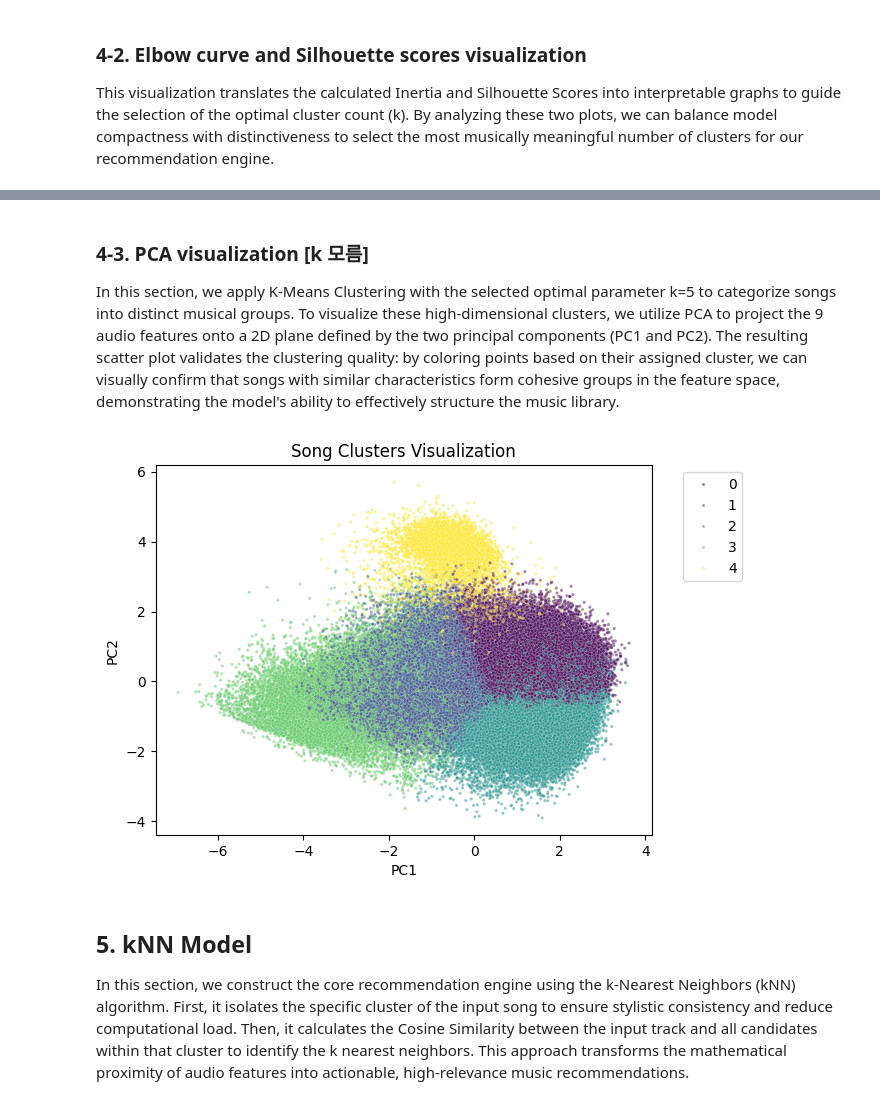
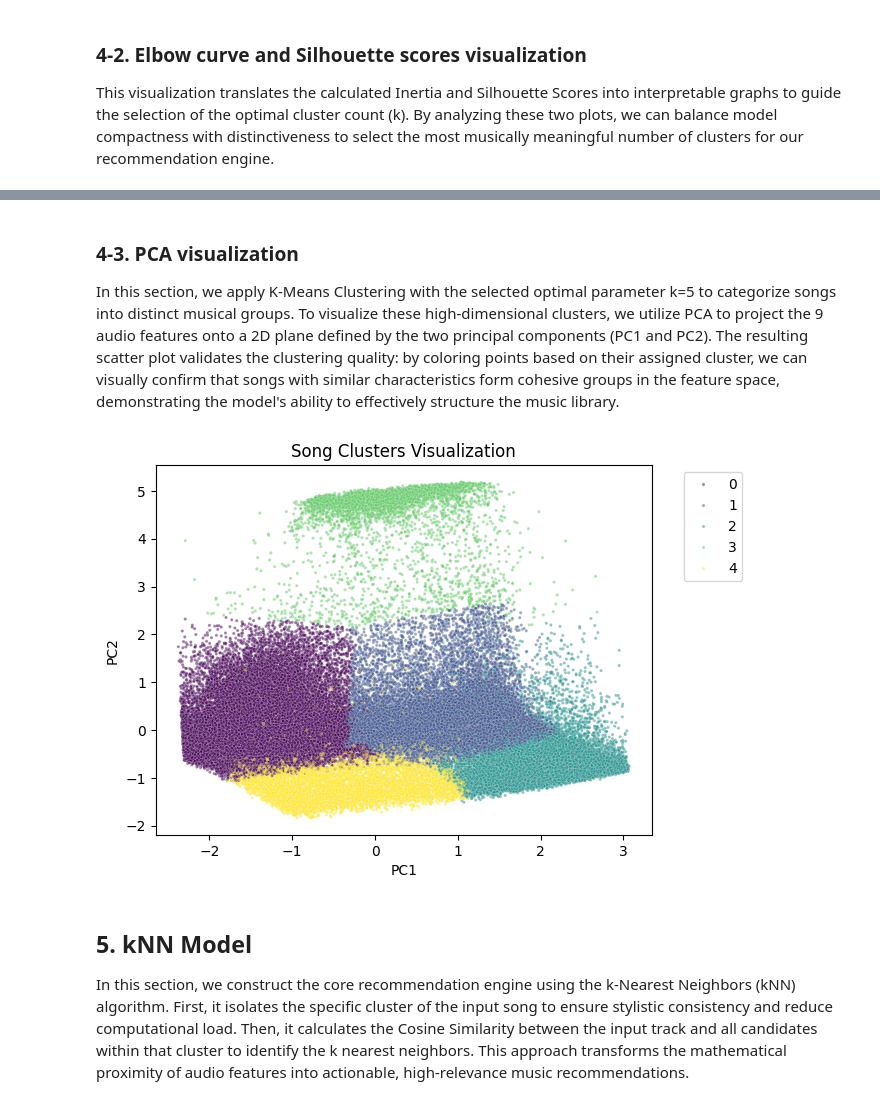
Before and after one commit to sihyunlkim/spotify-knn-recommender, a Jupyter notebook: PTDS.ipynb, the cells around one changed output, grey strips where cells are left out. Drawn from its saved outputs; the diff is of its cells as text; code cells hidden in the pictures.

```diff
--- a/PTDS.ipynb
+++ b/PTDS.ipynb
@@ -34,7 +38,7 @@ from sklearn.metrics import silhouette_score
 from sklearn.metrics.pairwise import cosine_distances
 
 # load dataset
-df = pd.read_csv("data/data.csv")
+df = pd.read_csv("data.csv")
 # %%
 # Check missing values & duplicates
 missing = df.isnull().sum().sum()
@@ -90,8 +102,7 @@ To use the k-Nearest Neighbors (kNN) algorithm, we selected features that **quan
 # audio features
 audio_features = [
     'acousticness', 'danceability', 'energy', 'instrumentalness',
-    'liveness', 'loudness', 'speechiness', 'tempo', 'valence',
-]
+    'liveness', 'loudness', 'speechiness', 'tempo', 'valence']
 
 af = df[audio_features]
 
@@ -196,0 +217,17 @@ df_clean = pd.concat([df_meta, af_scaled], axis=1)
+# %%
+# creating a new df called df_clean, which has:
+    # * standardized and uncorrupted values only
+    # * four selected features for determining the number of clusters
+temp = df.loc[af.index]
+
+meta_cols = ['name', 'artists', 'id', 'release_date', 'popularity', 'year']
+df_meta = temp[meta_cols]
+
+df_clean = pd.concat([df_meta, af_scaled], axis=1)
+
+clustering_features = ['acousticness', 'energy', 'instrumentalness', 'speechiness']
+af_clusters = af_scaled[clustering_features]
+af_clusters_np = af_clusters.to_numpy()
+
+df_clean_clusters = pd.concat([df_meta, af_clusters], axis=1)
+df_clean_clusters
@@ -270,38 +332,38 @@ plt.show()
 # %% [markdown]
-### 4-3. PCA visualization [k 모름]
+### 4-3. PCA visualization
 In this section, we apply K-Means Clustering with the selected optimal parameter k=5 to categorize songs into distinct musical groups. To visualize these high-dimensional clusters, we utilize PCA to project the 9 audio features onto a 2D plane defined by the two principal components (PC1 and PC2). The resulting scatter plot validates the clustering quality: by coloring points based on their assigned cluster, we can visually confirm that songs with similar characteristics form cohesive groups in the feature space, demonstrating the model's ability to effectively structure the music library.
 # %%
 # Clustering
 best_k = 5
 kmeans = KMeans(n_clusters=best_k, random_state=42, n_init=10)
-clusters = kmeans.fit_predict(af_scaled)
+clusters = kmeans.fit_predict(af_clusters)
 
 # PCA
 pca = PCA(n_components=2)
-pca_coords = pca.fit_transform(af_scaled)
+pca_coords = pca.fit_transform(af_clusters)
 
 # Visualization prep
 pca_df = pd.DataFrame(pca_coords, columns=['PC1', 'PC2'])
 pca_df['Cluster'] = clusters
-pca_df['name'] = df_clean['name'].values
+pca_df['name'] = df_clean_clusters['name'].values
 
 # KNN model Prep
 df_clean['cluster'] = clusters
 
 # Plot figure
 plt.figure()
 sns.scatterplot(
     data=pca_df, x='PC1', y='PC2',
     hue='Cluster', palette='viridis',
     alpha=0.5, s=5
 )
 plt.title('Song Clusters Visualization')
 plt.xlabel('PC1')
 plt.ylabel('PC2')
 plt.legend(bbox_to_anchor=(1.05, 1), loc='upper left')
 plt.show()
 # %% [output]
-[figure, old version]
+[figure, new version]
 # %% [markdown]
 ## 5. kNN Model
 In this section, we construct the core recommendation engine using the k-Nearest Neighbors (kNN) algorithm. First, it isolates the specific cluster of the input song to ensure stylistic consistency and reduce computational load. Then, it calculates the Cosine Similarity between the input track and all candidates within that cluster to identify the k nearest neighbors. This approach transforms the mathematical proximity of audio features into actionable, high-relevance music recommendations.
```
Also changed, not shown: parts of 49 cells of this notebook, 9 other files.
